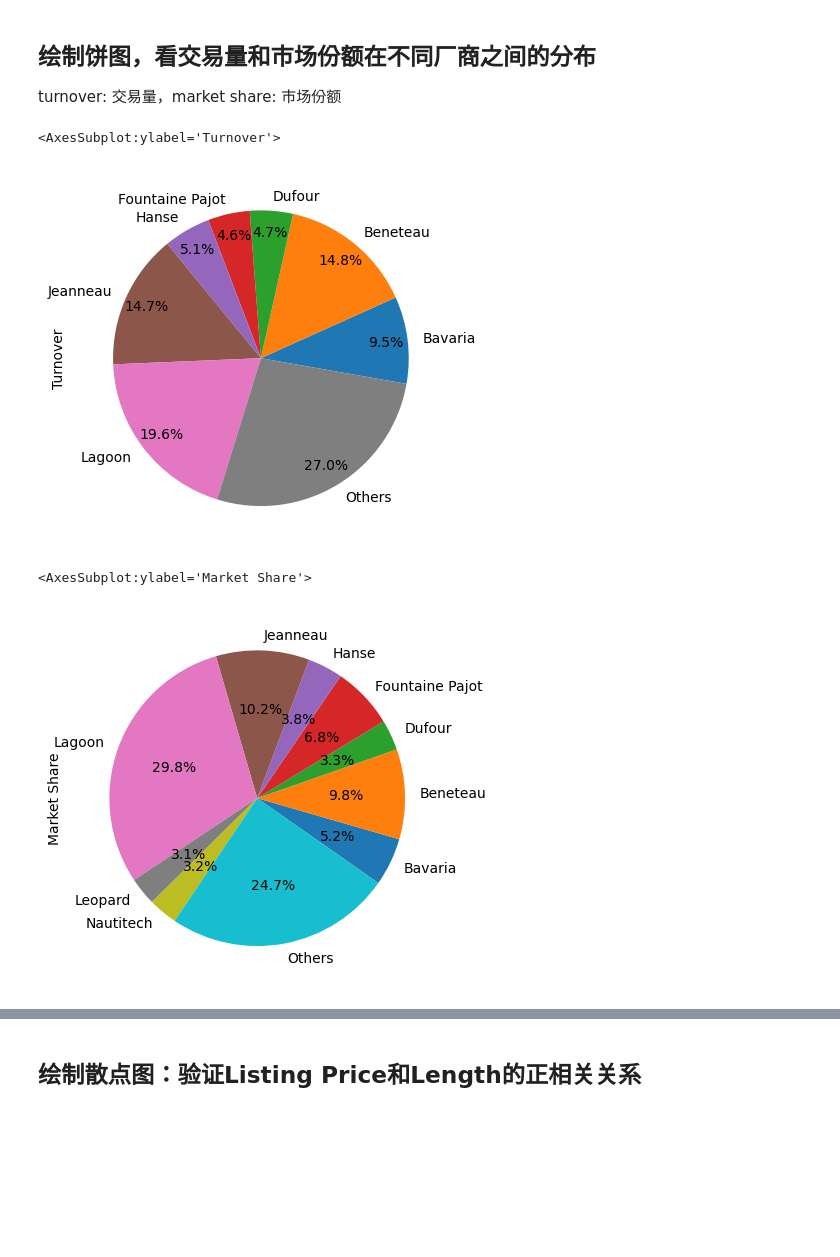
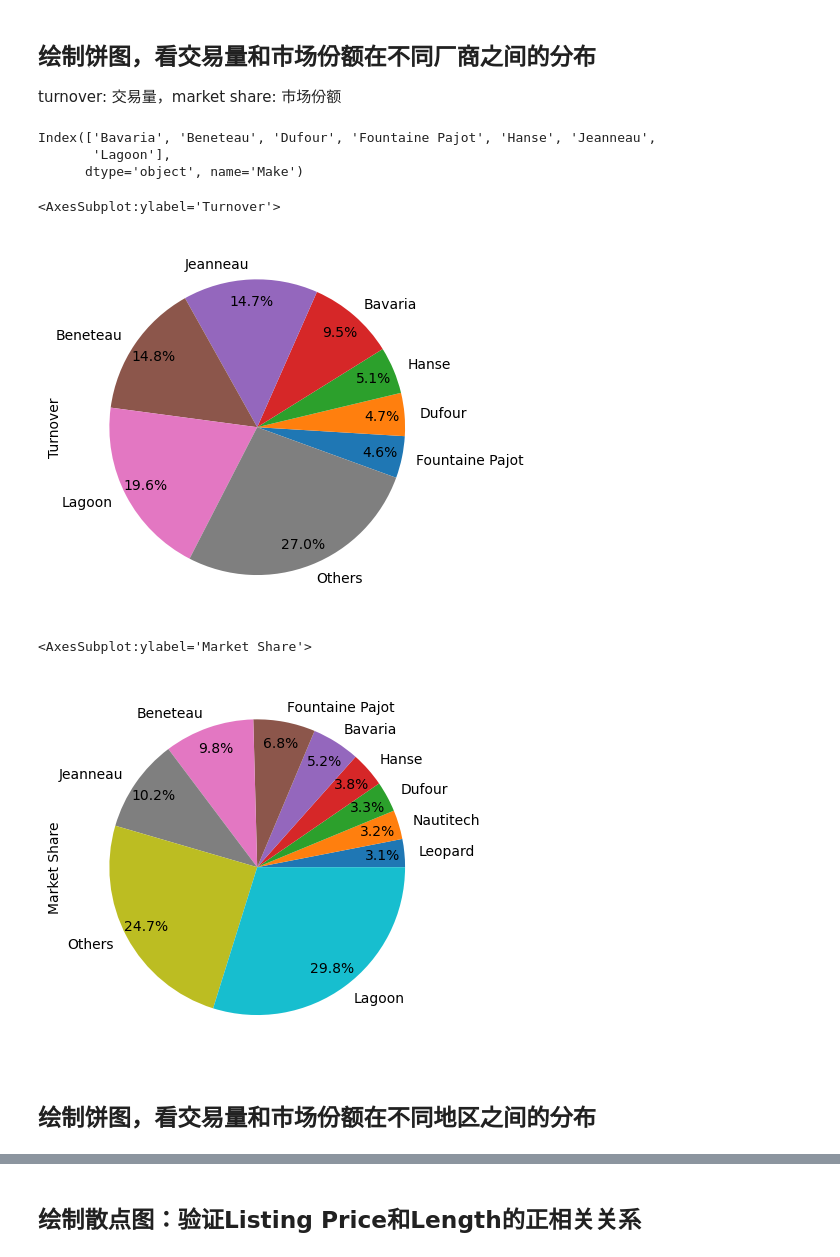
Before and after one commit to Mathematical-Jedi/2023-International-Mathematical-Model, a Jupyter notebook: zhangtongkai/data_preprocessing.ipynb, the cells around one changed output, grey strips where cells are left out. Saved outputs shown, nothing was run; the diff lists cells and outputs as text; code cells hidden in the pictures; blank space fills up the shorter version.

```diff
--- a/zhangtongkai/data_preprocessing.ipynb
+++ b/zhangtongkai/data_preprocessing.ipynb
@@ -109,18 +110,26 @@ df_turnover = df_cleaned.groupby(['Make']).count()['Listing Price (USD)'] / df_c
 small_turnover = df_turnover[df_turnover < 0.03].sum()
 df_turnover = df_turnover[df_turnover >= 0.03]
 df_turnover['Others'] = small_turnover
+monopliers = df_turnover.keys()[:7]
+monopliers
+# %% [output]
+Index(['Bavaria', 'Beneteau', 'Dufour', 'Fountaine Pajot', 'Hanse', 'Jeanneau',
+       'Lagoon'],
+      dtype='object', name='Make')
 # %%
 df_market_share = df_cleaned.groupby(['Make']).sum()['Listing Price (USD)'] / df_cleaned['Listing Price (USD)'].sum()
 small_market_share = df_market_share[df_market_share < 0.03].sum()
 df_market_share = df_market_share[df_market_share >= 0.03]
 df_market_share['Others'] = small_market_share
 # %%
-df_turnover.plot.pie(autopct = '%1.1f%%',label='Turnover',startangle=-10,pctdistance = 0.85)
+df_turnover.sort_values().plot.pie(autopct = '%1.1f%%',label='Turnover',startangle=-20,pctdistance = 0.85)
 # %% [output]
 <AxesSubplot:ylabel='Turnover'>
-[figure, old version]
+[figure, new version]
 # %%
-df_market_share.plot.pie(autopct = '%1.1f%%',label='Market Share',startangle=-35)
+df_market_share.sort_values().plot.pie(autopct = '%1.1f%%',label='Market Share',startangle=0,pctdistance = 0.85)
 # %% [output]
 <AxesSubplot:ylabel='Market Share'>
-[figure, old version]
+[figure, new version]
+# %% [markdown]
+## 绘制饼图，看交易量和市场份额在不同地区之间的分布
```
Also changed, not shown: parts of 16 cells of this notebook, 1 other file.
